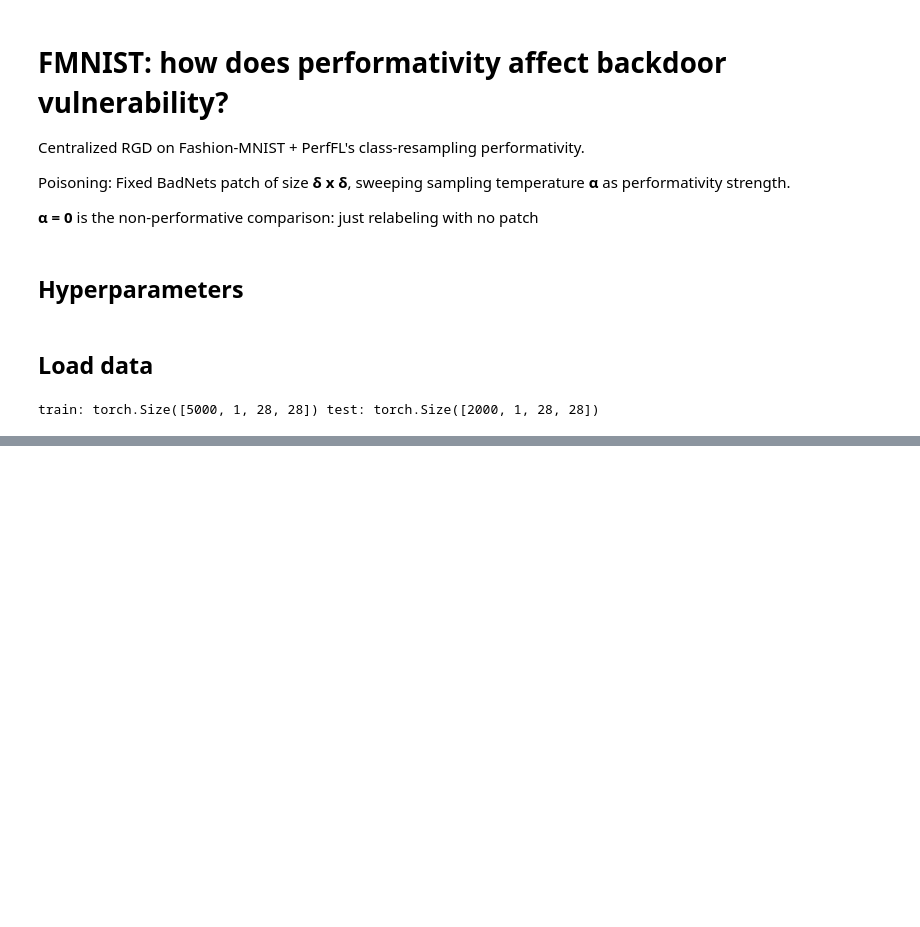
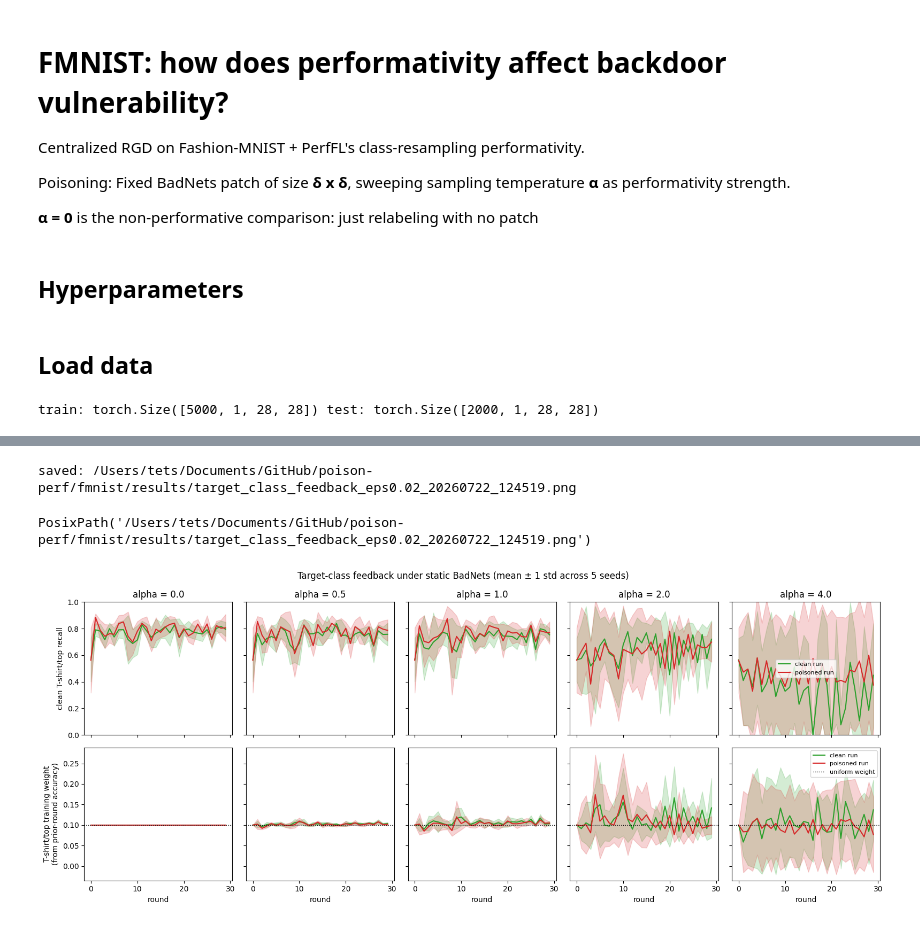
Before and after one commit to tetsnaga/poison-perf, a Jupyter notebook: fmnist/fmnist_backdoor.ipynb, the cells around one changed output, grey strips where cells are left out. Saved outputs shown, nothing was run; the diff lists cells and outputs as text; code cells hidden in the pictures; blank space fills up the shorter version.

```diff
--- a/fmnist/fmnist_backdoor.ipynb
+++ b/fmnist/fmnist_backdoor.ipynb
@@ -31,14 +32,14 @@ from fmnist.plotting import (
 ## Hyperparameters
 # %%
 # data / training
-TRAIN_PER_CLASS = 500
+TRAIN_PER_CLASS = 50
 TEST_PER_CLASS = 200
 N_ROUNDS = 30
 LR = 0.05
 EPOCHS = 1          # gradient passes per RGD round
 BATCH_SIZE = 128
-DEVICE = "cpu"
-SEED = 0
+DEVICE = "mps" if torch.backends.mps.is_available() else "cpu"
+SEED = 0            # seed used for data loading / model init ordering; run seeds are separate (below)
 
 # attack (see fmnist/backdoor.py for trigger shape / target label)
 POISON_RATE = 0.02   # epsilon: fraction of training set triggered
@@ -49,6 +50,10 @@ POISON_RATE = 0.02   # epsilon: fraction of training set triggered
 ALPHAS = [0.0, 0.25, 0.5, 0.75, 1.0, 1.25, 1.5, 1.75, 2.0, 2.5, 3.0, 3.5, 4.0]
 PLOT_ALPHAS = [0.0, 0.5, 1.0, 2.0, 4.0]
 EVAL_WINDOW = 5     # rounds averaged for the sweep summary
+
+# seeds: each alpha is run once per seed (model init + poison draws vary), and
+# every plot shows the mean with a shaded +/-1 std band across these seeds.
+SEEDS = [0, 1, 2, 3, 4]
 # %% [markdown]
 ## Load data
 # %%
@@ -83,12 +89,11 @@ def run_pair(alpha, seed=SEED):
     clean_hist = run_rgd(clean_model, train_x, train_y, test_x, test_y,
                          asr_fn=asr_fn, **common)
 
-    # poisoned run: each round, trigger a FRESH epsilon-fraction of the clean
-    # data (per-round seed). Exactly epsilon are triggered every round, but a
-    # sample poisoned this round is clean next round unless re-chosen. The
-    # trigger + target label stay fixed, so the attack is still static.
-    def poison_fn(x, y, t):
-        return backdoor.badnets_poison(x, y, poison_rate=POISON_RATE, seed=seed + 1 + t)
+    # poisoned run: select and trigger one epsilon-fraction once, before RGD.
+    # run_rgd reuses this exact poisoned tensor every round, so each poisoned
+    # image stays poisoned for the full trajectory (a truly static attack).
+    def poison_fn(x, y):
+        return backdoor.badnets_poison(x, y, poison_rate=POISON_RATE, seed=seed + 1)
 
     pois_model = make_model(seed=seed, device=DEVICE)
     pois_hist = run_rgd(pois_model, train_x, train_y, test_x, test_y,
@@ -153,3 +174,15 @@ PosixPath('/Users/tets/Documents/GitHub/poison-perf/fmnist/results/class_mix_gri
+# %%
+# Clean vs poisoned target-class accuracy and its training weight.
+fig = plot_target_class_dynamics_grid(
+    {a: runs[a] for a in PLOT_ALPHAS},
+    target_label=backdoor.TARGET_LABEL,
+    target_name="T-shirt/top",
+)
+save_figure(fig, f"target_class_feedback_eps{POISON_RATE}")
+# %% [output]
+saved: /Users/tets/Documents/GitHub/poison-perf/fmnist/results/target_class_feedback_eps0.02_20260722_124519.png
+PosixPath('/Users/tets/Documents/GitHub/poison-perf/fmnist/results/target_class_feedback_eps0.02_20260722_124519.png')
+[figure, added]
 # %% [markdown]
 ## Sweep: ASR & accuracy vs alpha
 
```
Also changed, not shown: parts of 7 cells of this notebook, 3 other files.
